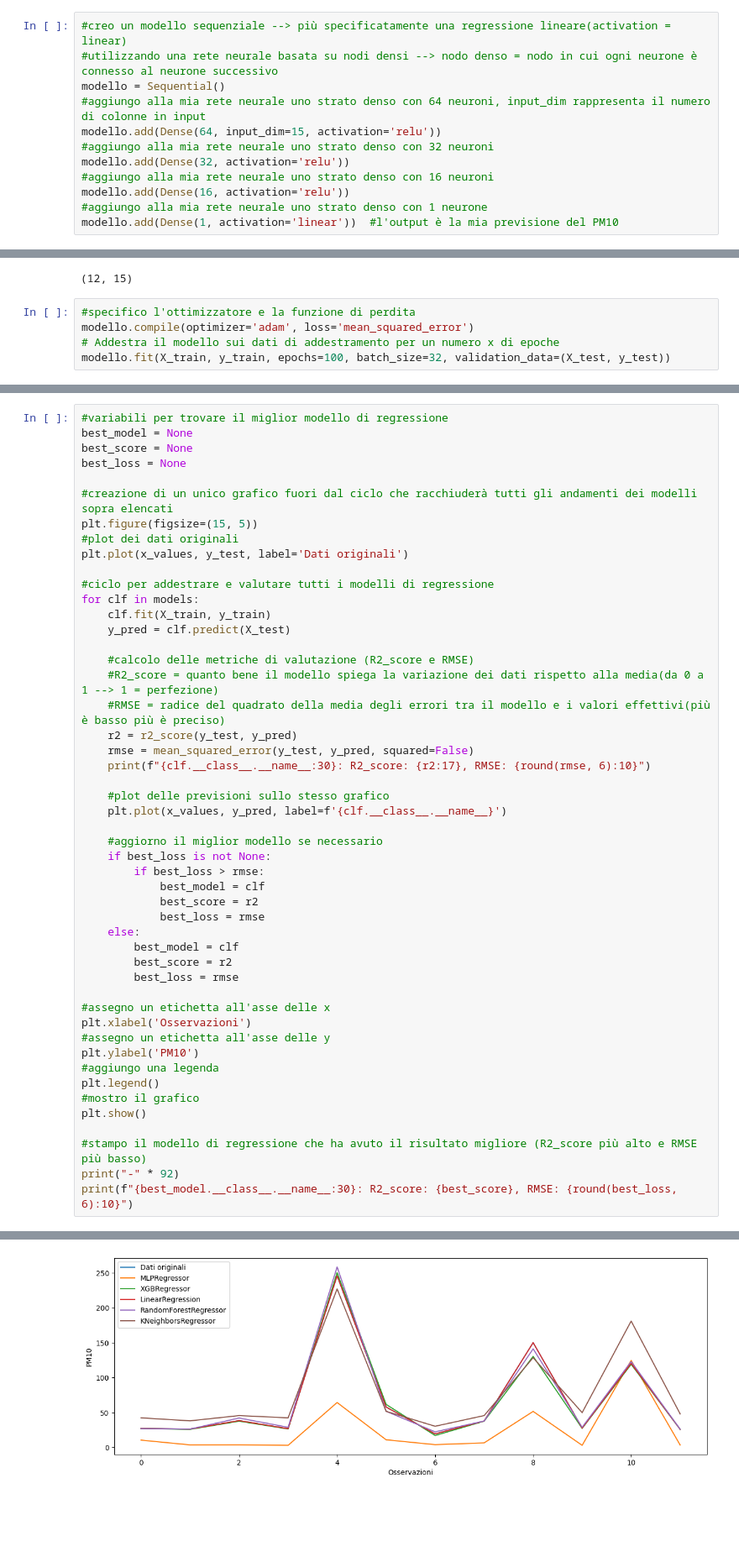
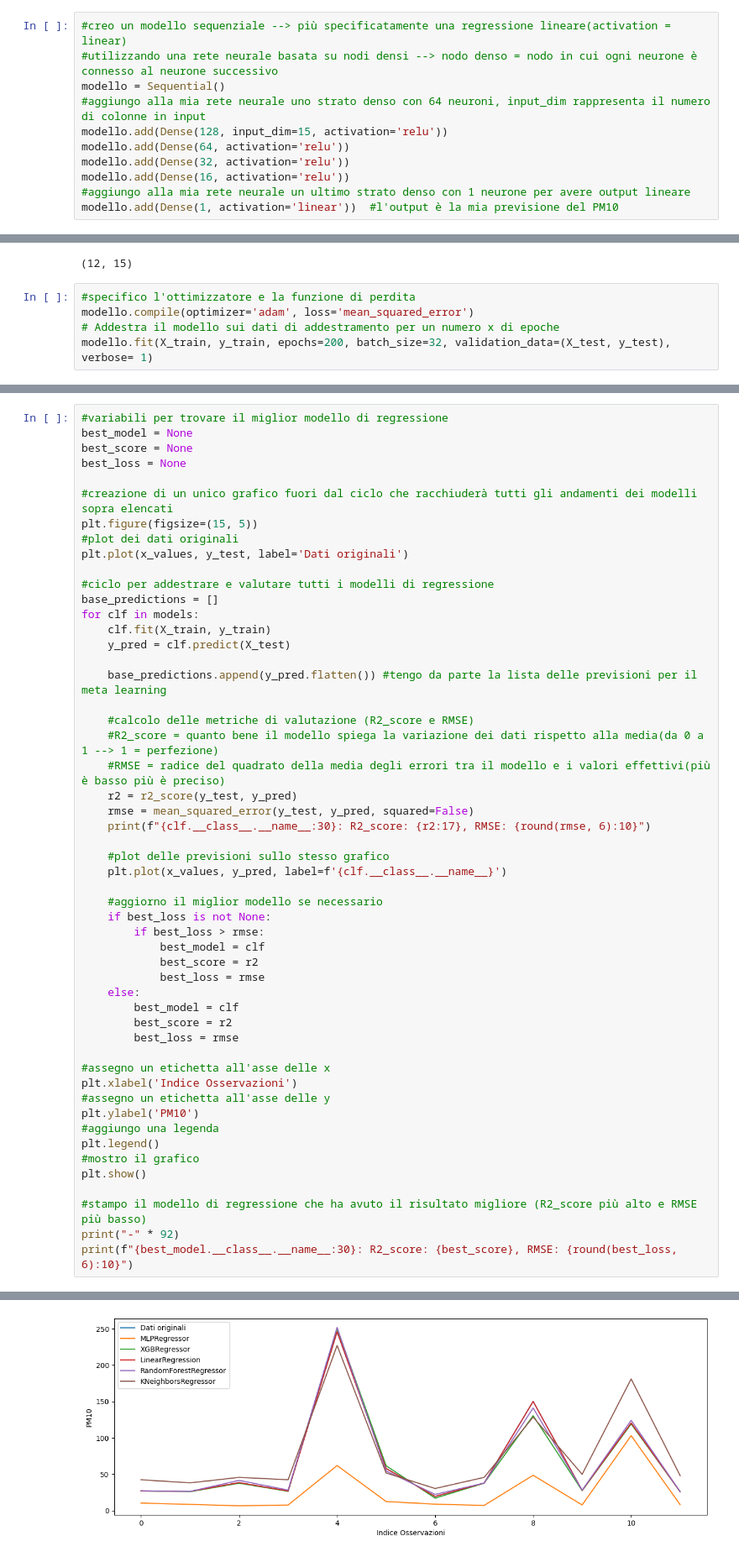
Before and after one commit to Gabroz4/esame_AI_BS, a Jupyter notebook: Esame_IA_BS.ipynb, the cells around one changed output, grey strips where cells are left out. Shown at 84% size. Saved outputs shown, nothing was run; the diff lists cells and outputs as text; blank space fills up the shorter version.

Commit message:
implementazione meta-learner

```diff
--- a/Esame_IA_BS.ipynb
+++ b/Esame_IA_BS.ipynb
@@ -517,12 +519,11 @@ df3.shape
 #utilizzando una rete neurale basata su nodi densi --> nodo denso = nodo in cui ogni neurone è connesso al neurone successivo
 modello = Sequential()
 #aggiungo alla mia rete neurale uno strato denso con 64 neuroni, input_dim rappresenta il numero di colonne in input
-modello.add(Dense(64, input_dim=15, activation='relu'))
-#aggiungo alla mia rete neurale uno strato denso con 32 neuroni
+modello.add(Dense(128, input_dim=15, activation='relu'))
+modello.add(Dense(64, activation='relu'))
 modello.add(Dense(32, activation='relu'))
-#aggiungo alla mia rete neurale uno strato denso con 16 neuroni
 modello.add(Dense(16, activation='relu'))
-#aggiungo alla mia rete neurale uno strato denso con 1 neurone
+#aggiungo alla mia rete neurale un ultimo strato denso con 1 neurone per avere output lineare
 modello.add(Dense(1, activation='linear'))  #l'output è la mia previsione del PM10
 # %%
 #dimensioni del set di addestramento
@@ -535,5 +536,5 @@ X_test.shape
 #specifico l'ottimizzatore e la funzione di perdita
 modello.compile(optimizer='adam', loss='mean_squared_error')
 # Addestra il modello sui dati di addestramento per un numero x di epoche
-modello.fit(X_train, y_train, epochs=100, batch_size=32, validation_data=(X_test, y_test))
+modello.fit(X_train, y_train, epochs=200, batch_size=32, validation_data=(X_test, y_test), verbose= 1)
 # %% [output]
@@ -626,9 +629,12 @@ plt.figure(figsize=(15, 5))
 plt.plot(x_values, y_test, label='Dati originali')
 
 #ciclo per addestrare e valutare tutti i modelli di regressione
+base_predictions = []
 for clf in models:
     clf.fit(X_train, y_train)
     y_pred = clf.predict(X_test)
+
+    base_predictions.append(y_pred.flatten()) #tengo da parte la lista delle previsioni per il meta learning
 
     #calcolo delle metriche di valutazione (R2_score e RMSE)
     #R2_score = quanto bene il modello spiega la variazione dei dati rispetto alla media(da 0 a 1 --> 1 = perfezione)
@@ -652,7 +658,7 @@ for clf in models:
         best_loss = rmse
 
 #assegno un etichetta all'asse delle x
-plt.xlabel('Osservazioni')
+plt.xlabel('Indice Osservazioni')
 #assegno un etichetta all'asse delle y
 plt.ylabel('PM10')
 #aggiungo una legenda
@@ -671,4 +677,4 @@ RandomForestRegressor         : R2_score: 0.9942056268429451, RMSE:   5.097643
 KNeighborsRegressor           : R2_score: 0.8819334405209424, RMSE:  23.010689
-[figure, old version]
+[figure, new version]
 --------------------------------------------------------------------------------------------
 LinearRegression              : R2_score: 1.0, RMSE:        0.0
```
Also changed, not shown: parts of 19 cells of this notebook, 2 other files.
